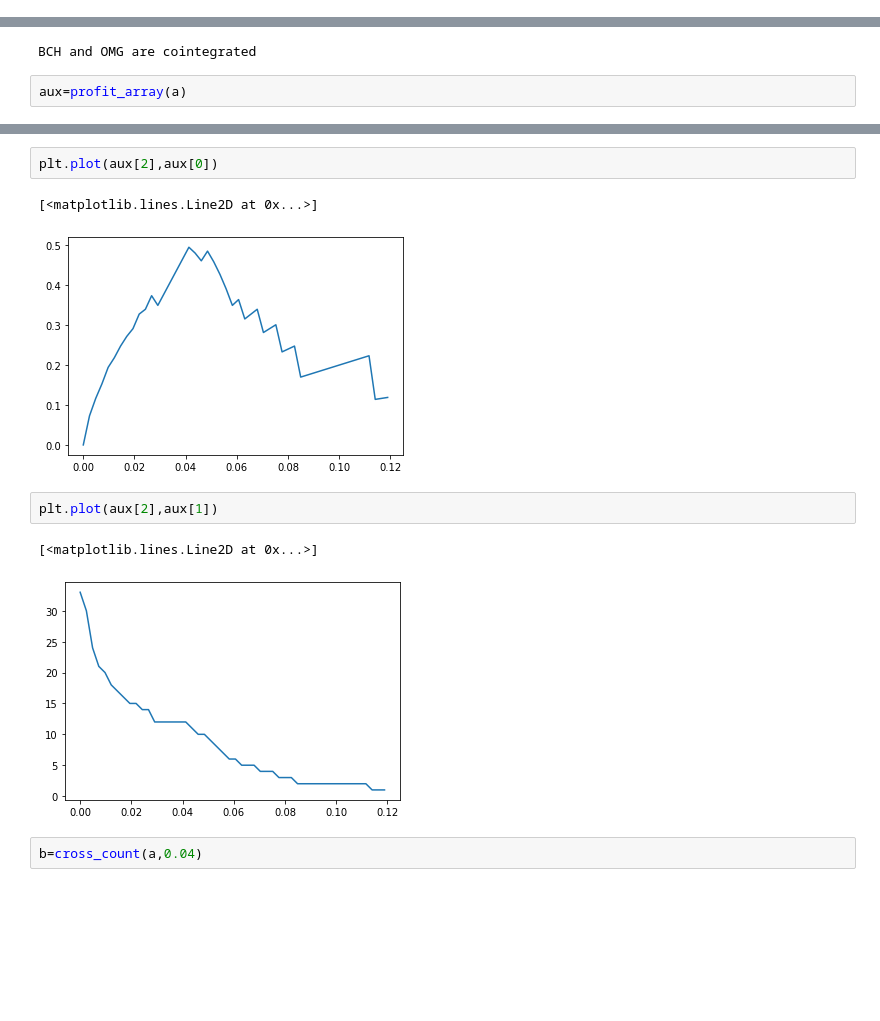
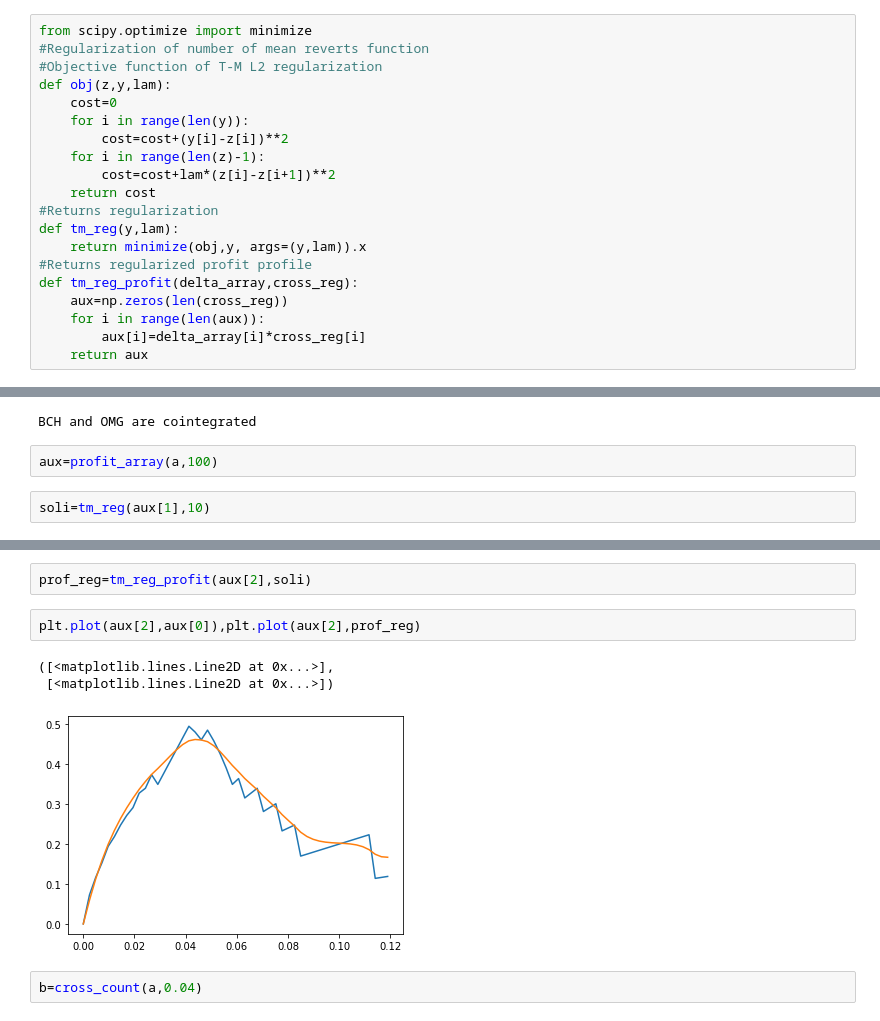
Before and after one commit to RolaRogers/quant, a Jupyter notebook: cointegration_test.ipynb, the cells around one changed output, grey strips where cells are left out. Cells and saved outputs as stored; diff of their text form; blank space fills up the shorter version.

```diff
--- a/cointegration_test.ipynb
+++ b/cointegration_test.ipynb
@@ -122,3 +120,23 @@ def profit_array(spread):
+# %%
+from scipy.optimize import minimize
+#Regularization of number of mean reverts function
+#Objective function of T-M L2 regularization
+def obj(z,y,lam):
+    cost=0
+    for i in range(len(y)):
+        cost=cost+(y[i]-z[i])**2
+    for i in range(len(z)-1):
+        cost=cost+lam*(z[i]-z[i+1])**2
+    return cost
+#Returns regularization
+def tm_reg(y,lam):
+    return minimize(obj,y, args=(y,lam)).x
+#Returns regularized profit profile
+def tm_reg_profit(delta_array,cross_reg):
+    aux=np.zeros(len(cross_reg))
+    for i in range(len(aux)):
+        aux[i]=delta_array[i]*cross_reg[i]
+    return aux
 # %% [markdown]
 # TESTS
 # %%
@@ -131,4 +149,6 @@ adfuller_test('BCH','OMG',3600)
 # %% [output]
 BCH and OMG are cointegrated
 # %%
-aux=profit_array(a)
+aux=profit_array(a,100)
+# %%
+soli=tm_reg(aux[1],10)
@@ -135,13 +161,11 @@ aux=profit_array(a)
+# %%
+prof_reg=tm_reg_profit(aux[2],soli)
 # %%
-plt.plot(aux[2],aux[0])
+plt.plot(aux[2],aux[0]),plt.plot(aux[2],prof_reg)
 # %% [output]
-[<matplotlib.lines.Line2D at 0x...>]
+([<matplotlib.lines.Line2D at 0x...>],
+ [<matplotlib.lines.Line2D at 0x...>])
-[figure, old version]
+[figure, new version]
-# %%
-plt.plot(aux[2],aux[1])
-# %% [output]
-[<matplotlib.lines.Line2D at 0x...>]
-[figure, removed]
 # %%
 b=cross_count(a,0.04)
 # %%
```
Also changed, not shown: parts of 6 cells of this notebook.
